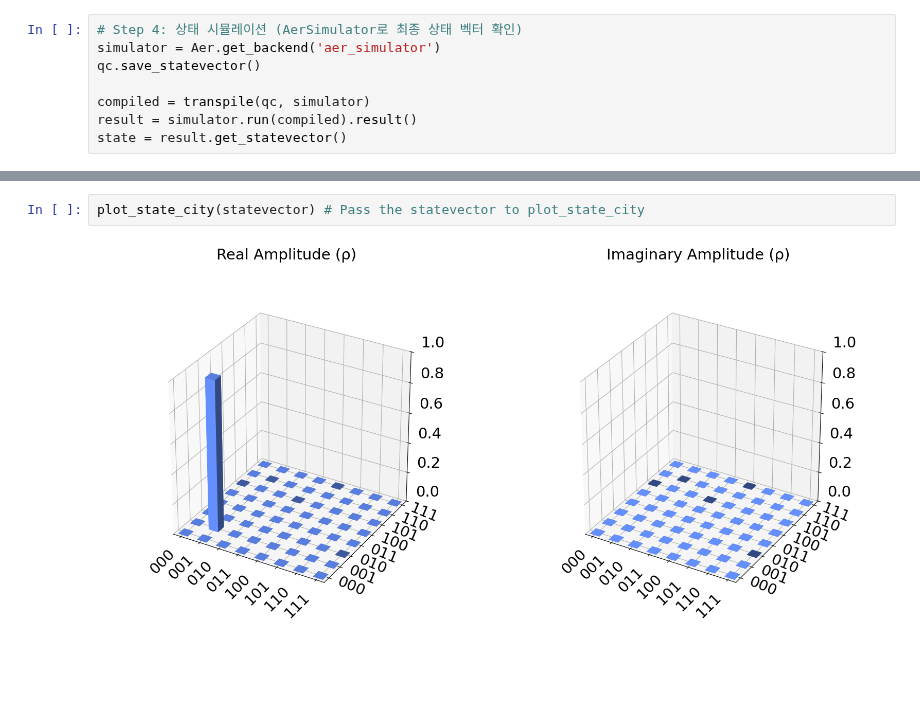
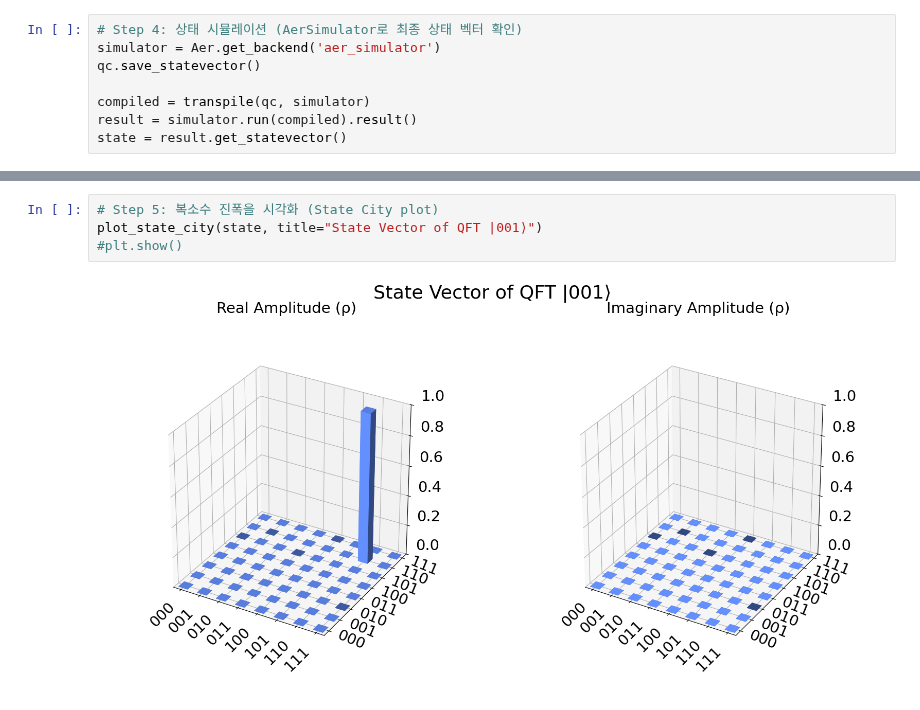
Before and after one commit to mkbahk/QuantumComputing, a Jupyter notebook: QuantumToyAlgorithm_QFT_01_Grok_mkbahk_20250423.ipynb, the cells around one changed output, grey strips where cells are left out. Drawn from its saved outputs; the diff is of its cells as text; blank space fills up the shorter version.

```diff
--- a/QuantumToyAlgorithm_QFT_01_Grok_mkbahk_20250423.ipynb
+++ b/QuantumToyAlgorithm_QFT_01_Grok_mkbahk_20250423.ipynb
@@ -99,5 +100,7 @@ QFT 후 상태 벡터:
             dims=(2, 2, 2))
-# %%
-plot_state_city(statevector) # Pass the statevector to plot_state_city
-# %% [output]
-[figure, removed]
+# %%
+# Step 5: 복소수 진폭을 시각화 (State City plot)
+plot_state_city(state, title="State Vector of QFT |001⟩")
+#plt.show()
+# %% [output]
+[figure, added]
```
Also changed, not shown: parts of 2 cells of this notebook.
